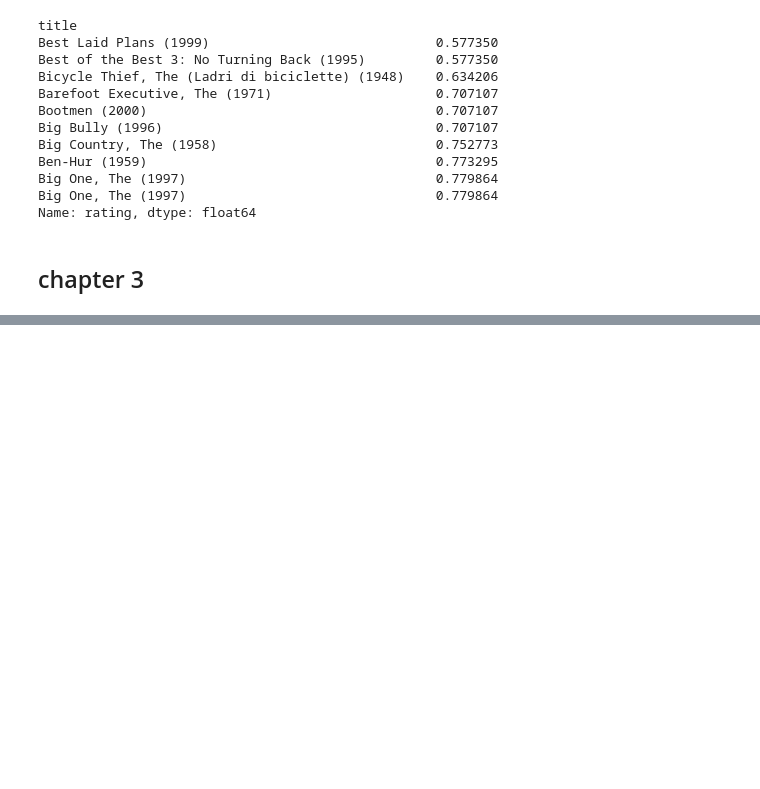
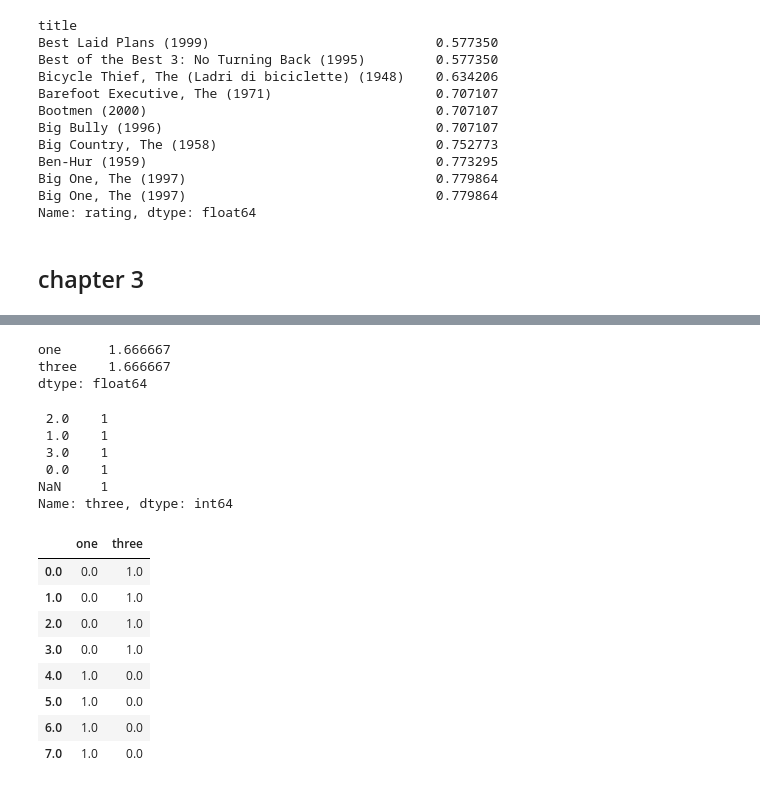
Before and after one commit to Harvey-W/DataAnalysis_byJupyter, a Jupyter notebook: python for data wrangling/python for data wrangling.ipynb, the cells around one changed output, grey strips where cells are left out. Cells and saved outputs as stored; diff of their text form; code cells hidden in the pictures; blank space fills up the shorter version.

```diff
--- a/python for data wrangling/python for data wrangling.ipynb
+++ b/python for data wrangling/python for data wrangling.ipynb
@@ -219,0 +377,4 @@ fuction()?? #显示函数源代码
+# %%
+a = np.arange(8).reshape(2,4)
+a = pd.DataFrame(a, index=['three','one'], columns = ['d','b','a','c'])
+a
@@ -219,0 +385,4 @@ fuction()?? #显示函数源代码
+# %%
+a=a.sort_index(axis=1).sort_index().T
+a.loc['e'] = {'one':np.nan,'three':np.nan}
+a
@@ -219,0 +429,27 @@ fuction()?? #显示函数源代码
+# %%
+a.var()
+# %% [output]
+one      1.666667
+three    1.666667
+dtype: float64
+# %%
+a.three.value_counts(dropna=0, ascending=True)
+# %% [output]
+ 2.0    1
+ 1.0    1
+ 3.0    1
+ 0.0    1
+NaN     1
+Name: three, dtype: int64
+# %%
+a.apply(pd.value_counts).fillna(0)
+# %% [output]
+|  | one | three |
+| 0.0 | 0.0 | 1.0 |
+| 1.0 | 0.0 | 1.0 |
+| 2.0 | 0.0 | 1.0 |
+| 3.0 | 0.0 | 1.0 |
+| 4.0 | 1.0 | 0.0 |
+| 5.0 | 1.0 | 0.0 |
+| 6.0 | 1.0 | 0.0 |
+| 7.0 | 1.0 | 0.0 |
```
Also changed, not shown: parts of 37 cells of this notebook, 1 other file.
